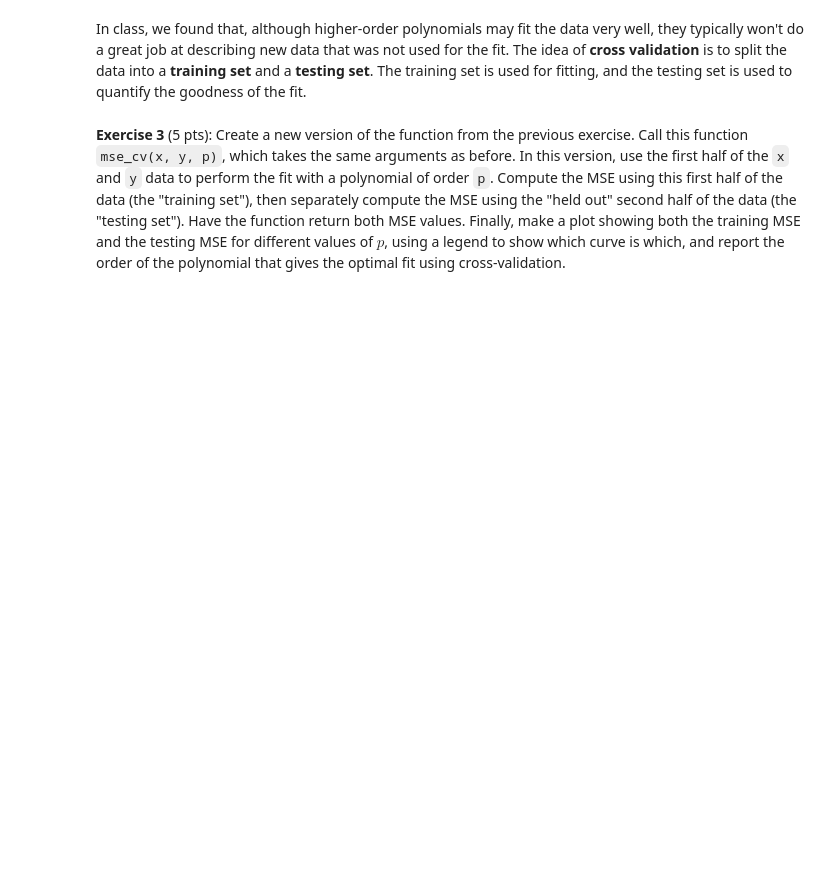
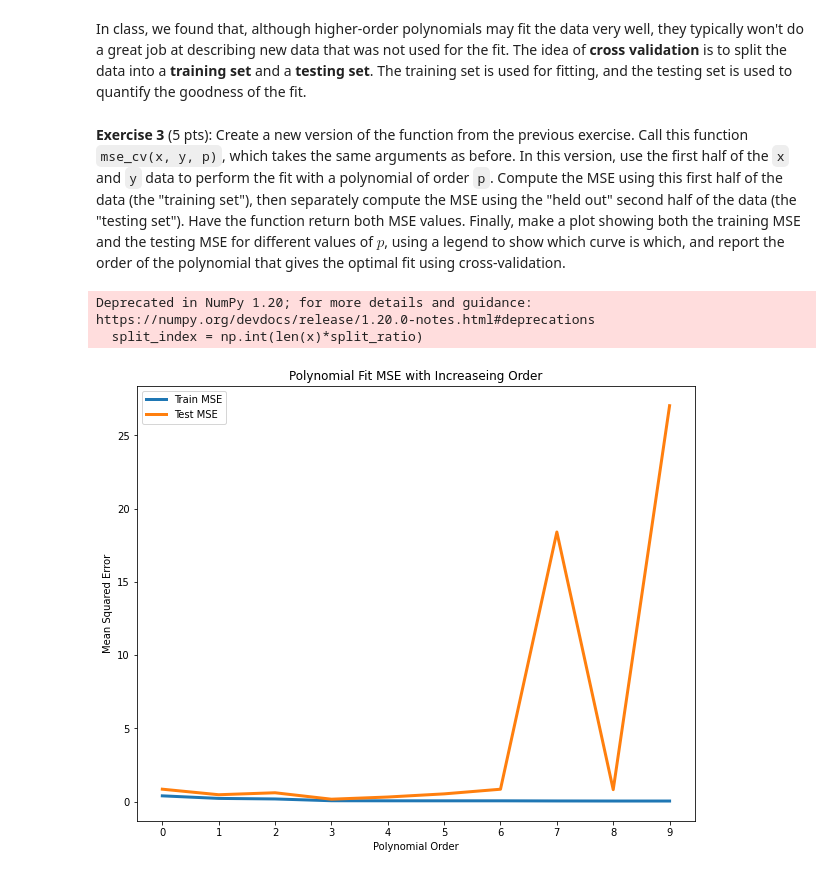
Before and after one commit to burnhamdr/statistical-learning, a Jupyter notebook: HW1_Overfitting.ipynb, the cells around one changed output. Saved outputs shown, nothing was run; the diff lists cells and outputs as text; code cells hidden in the pictures; blank space fills up the shorter version.

```diff
--- a/HW1_Overfitting.ipynb
+++ b/HW1_Overfitting.ipynb
@@ -136,0 +125,40 @@ In class, we found that, although higher-order polynomials may fit the data very
+# %%
+## Solution ##
+def mse_cv(x, y, p):
+    split_ratio = 0.5
+    split_index = np.int(len(x)*split_ratio)
+    x_train, x_test = x[:split_index], x[split_index:]
+    y_train, y_test = y[:split_index], y[split_index:]
+    fit = np.polyfit(x_train, y_train, p)   #fit to training data
+    beta_list = fit[::-1]  # flip the list so that it starts with beta0
+    #TRAIN
+    yhat_train = yhat(x_train, beta_list)  # get train set estimates using polyfit coefficients
+    n = len(y_train)  # get number of data points for mse calculation on train set
+    mse_train = (1/n)*np.sum((y_train - yhat_train)**2)  # calculate mse per formula above
+    #TEST
+    yhat_test = yhat(x_test, beta_list)  # get test set estimates using polyfit coefficients
+    n = len(y_test) # get number of data points for mse calculation on test set
+    mse_test = (1/n)*np.sum((y_test - yhat_test)**2)  # calculate mse per formula above for test set
+    return mse_train, mse_test
+
+## Solution ##
+pvals = np.arange(0, 10, 1)
+mse_train_list, mse_test_list = [], []
+for itr, p in enumerate(pvals):
+    mse_train, mse_test = mse_cv(x_data, y_data, p)
+    mse_train_list.append(mse_train)
+    mse_test_list.append(mse_test)
+
+
+fig, ax = plt.subplots(figsize=(10,8))
+ax.plot(pvals, mse_train_list, lw=3, label='Train MSE')
+ax.plot(pvals, mse_test_list, lw=3, label='Test MSE')
+ax.set_xlabel('Polynomial Order')
+ax.set_ylabel('Mean Squared Error')
+ax.set_title('Polynomial Fit MSE with Increaseing Order')
+ax.legend()
+ax.set_xticks(pvals);
+# %% [output]
+Deprecated in NumPy 1.20; for more details and guidance: https://numpy.org/devdocs/release/1.20.0-notes.html#deprecations
+  split_index = np.int(len(x)*split_ratio)
+[figure, added]
```
Also changed, not shown: parts of 5 cells of this notebook.
